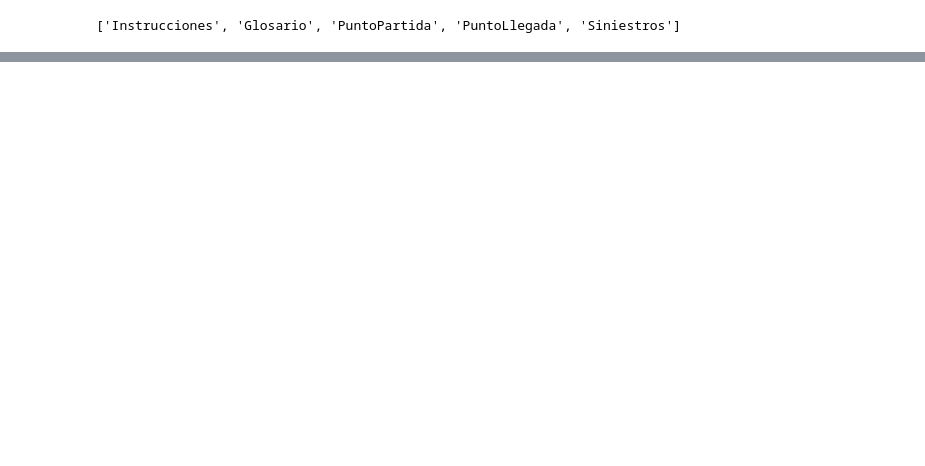
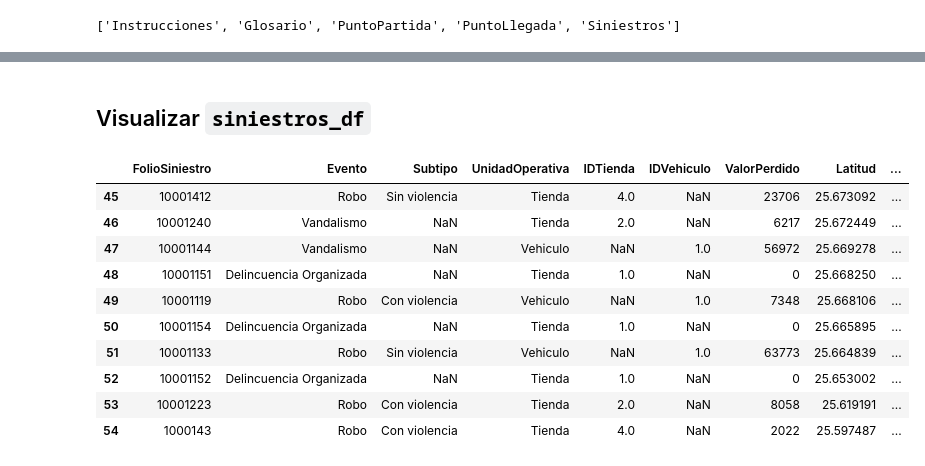
Before and after one commit to mirelesde/route-evaluation-armur, a Jupyter notebook: prueba.ipynb, the cells around one changed output, grey strips where cells are left out. Cells and saved outputs as stored; diff of their text form; code cells hidden in the pictures; blank space fills up the shorter version.

````diff
--- a/prueba.ipynb
+++ b/prueba.ipynb
@@ -33,0 +202,16 @@ siniestros_df = pd.read_excel(xls, 'Siniestros')
+# %% [markdown]
+## Visualizar ```siniestros_df```
+# %%
+siniestros_df.tail(10)
+# %% [output]
+|  | FolioSiniestro | Evento | Subtipo | UnidadOperativa | IDTienda | IDVehiculo | ValorPerdido | Latitud | ... |
+| 45 | 10001412 | Robo | Sin violencia | Tienda | 4.0 | NaN | 23706 | 25.673092 | ... |
+| 46 | 10001240 | Vandalismo | NaN | Tienda | 2.0 | NaN | 6217 | 25.672449 | ... |
+| 47 | 10001144 | Vandalismo | NaN | Vehiculo | NaN | 1.0 | 56972 | 25.669278 | ... |
+| 48 | 10001151 | Delincuencia Organizada | NaN | Tienda | 1.0 | NaN | 0 | 25.668250 | ... |
+| 49 | 10001119 | Robo | Con violencia | Vehiculo | NaN | 1.0 | 7348 | 25.668106 | ... |
+| 50 | 10001154 | Delincuencia Organizada | NaN | Tienda | 1.0 | NaN | 0 | 25.665895 | ... |
+| 51 | 10001133 | Robo | Sin violencia | Vehiculo | NaN | 1.0 | 63773 | 25.664839 | ... |
+| 52 | 10001152 | Delincuencia Organizada | NaN | Tienda | 1.0 | NaN | 0 | 25.653002 | ... |
+| 53 | 10001223 | Robo | Con violencia | Tienda | 2.0 | NaN | 8058 | 25.619191 | ... |
+| 54 | 1000143 | Robo | Con violencia | Tienda | 4.0 | NaN | 2022 | 25.597487 | ... |
````
Also changed, not shown: parts of 23 cells of this notebook, 1 other file.
